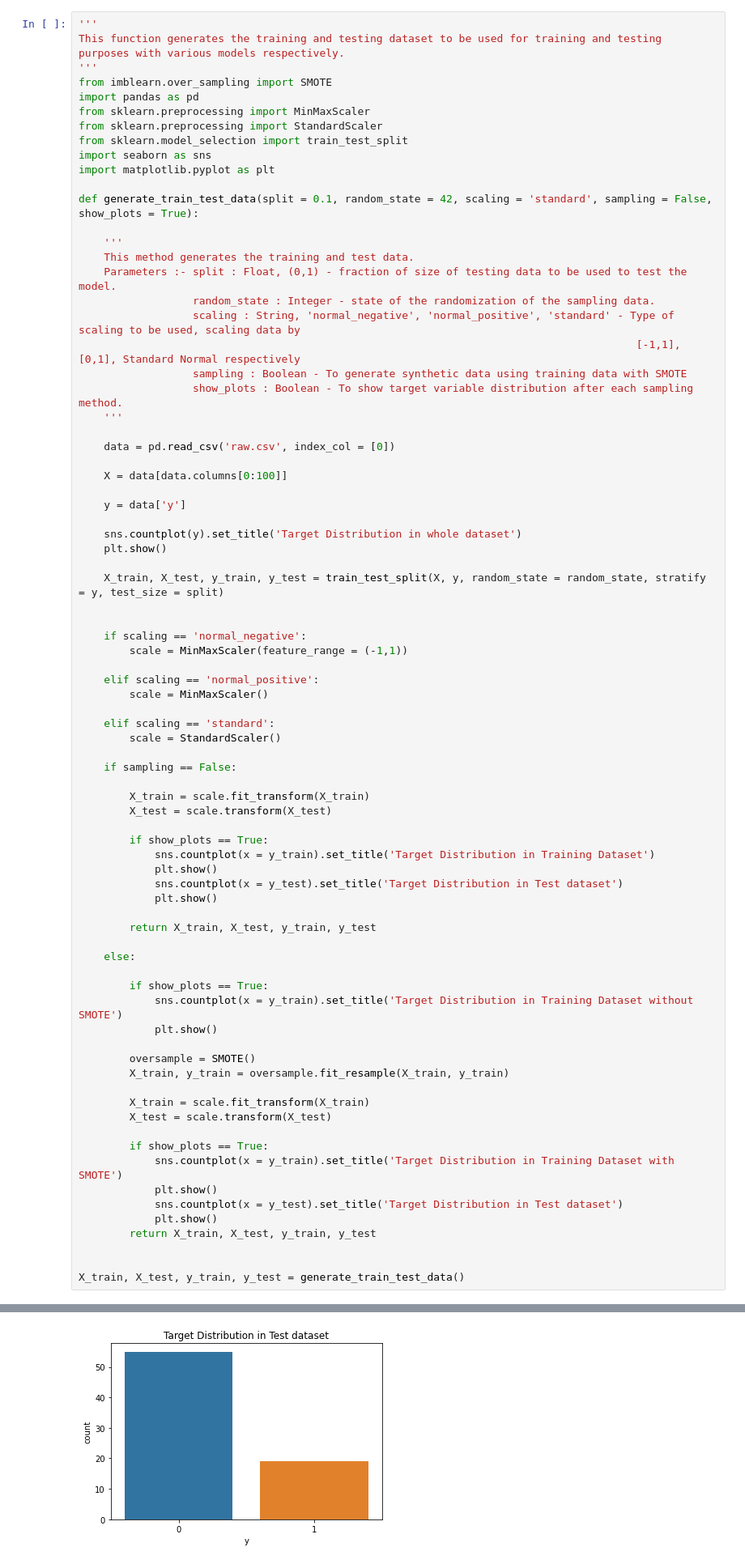
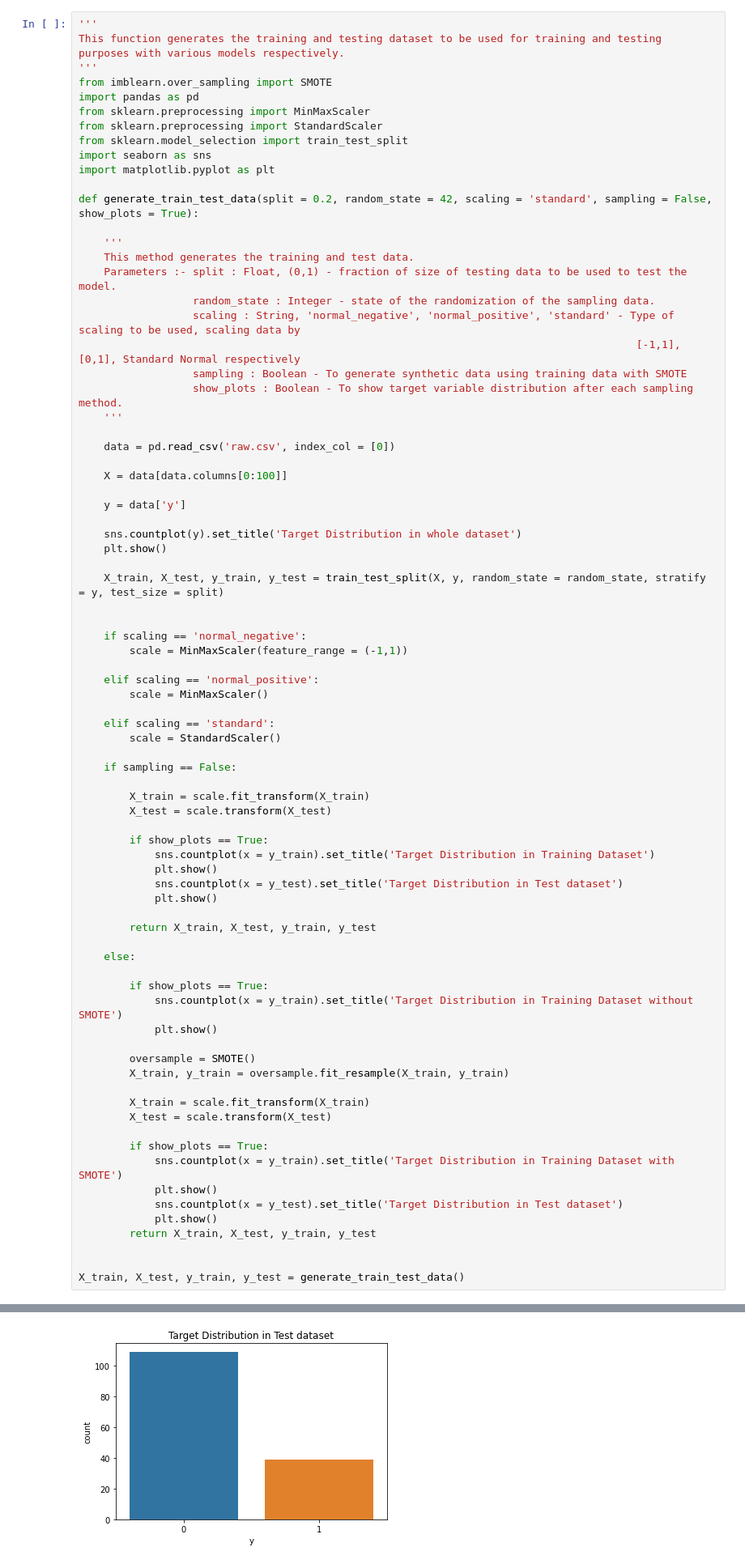
Before and after one commit to chandan21gupta/Protein_Protein_Interaction, a Jupyter notebook: src/feature_selection.ipynb, the cells around one changed output, grey strips where cells are left out. Shown at 81% size. Cells and saved outputs as stored; diff of their text form.

```diff
--- a/src/feature_selection.ipynb
+++ b/src/feature_selection.ipynb
@@ -10,7 +10,7 @@ from sklearn.model_selection import train_test_split
 import seaborn as sns
 import matplotlib.pyplot as plt
 
-def generate_train_test_data(split = 0.1, random_state = 42, scaling = 'standard', sampling = False, show_plots = True):
+def generate_train_test_data(split = 0.2, random_state = 42, scaling = 'standard', sampling = False, show_plots = True):
 
 	'''
 	This method generates the training and test data.
@@ -83,4 +83,4 @@ X_train, X_test, y_train, y_test = generate_train_test_data()
-[figure, old version]
+[figure, new version]
 # %%
 import matplotlib.pyplot as plt
 from mpl_toolkits.mplot3d import Axes3D
```
Also changed, not shown: parts of 34 cells of this notebook.
